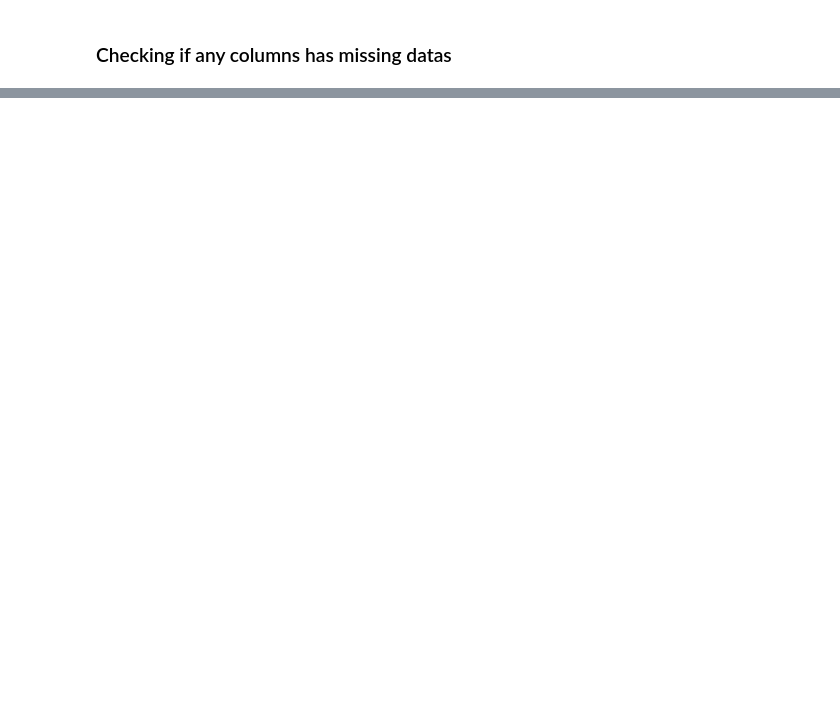
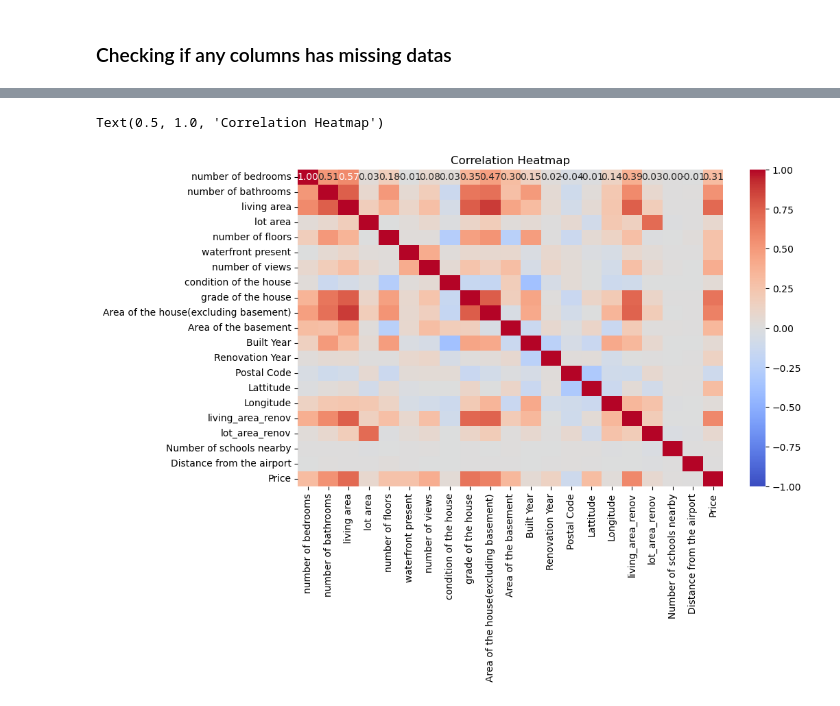
Before and after one commit to regmiprayag/House-Price-Prediction, a Jupyter notebook: House Price Prediction.ipynb, the cells around one changed output, grey strips where cells are left out. Drawn from its saved outputs; the diff is of its cells as text; code cells hidden in the pictures; blank space fills up the shorter version.

```diff
--- a/House Price Prediction.ipynb
+++ b/House Price Prediction.ipynb
@@ -46,3 +83,8 @@ memory usage: 2.6 MB
 # %%
-data.isna().sum()
+plt.figure(figsize=(10, 6))
+sns.heatmap(correlation, annot=True, cmap='coolwarm', fmt='.2f', vmin=-1, vmax=1)
+plt.title('Correlation Heatmap')
+# %% [output]
+Text(0.5, 1.0, 'Correlation Heatmap')
+[figure, added]
 # %%
```
Also changed, not shown: parts of 14 cells of this notebook.
